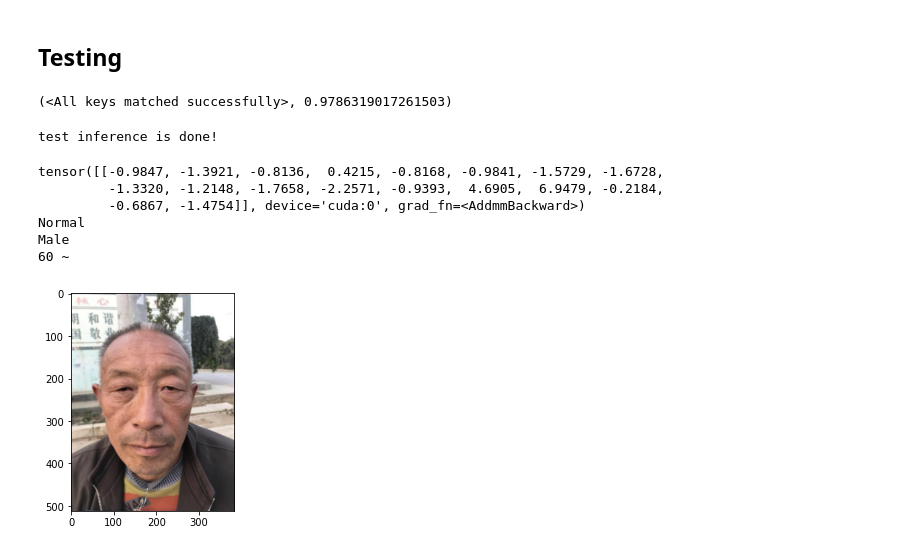
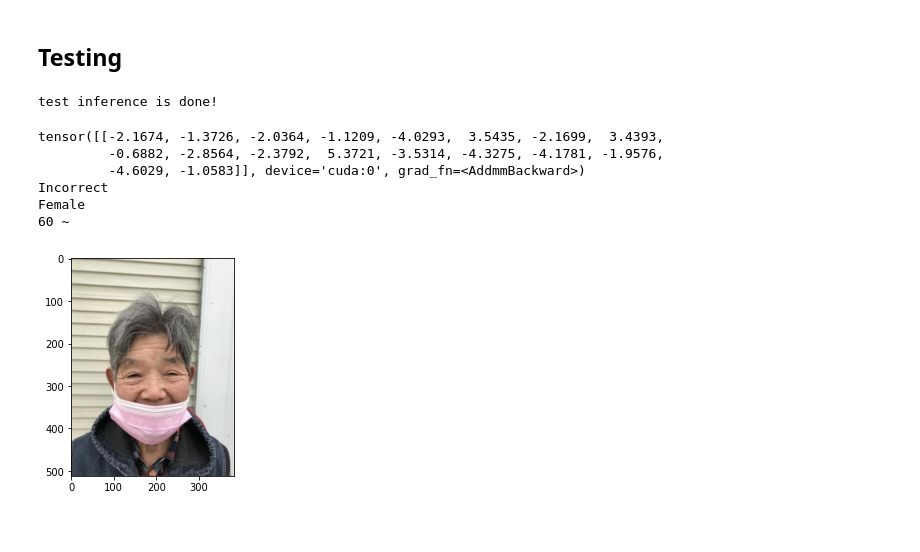
Before and after one commit to boostcampaitech2/image-classification-level1-28, a Jupyter notebook: JH/Efficient_cutmix.ipynb, the cells around one changed output. Drawn from its saved outputs; the diff is of its cells as text; code cells hidden in the pictures.

```diff
--- a/JH/Efficient_cutmix.ipynb
+++ b/JH/Efficient_cutmix.ipynb
@@ -439,3 +439,6 @@ Class 15 : 0.948
 Class 16 : 0.8363374188896898
 Class 17 : 0.6792452830188679
 ... (47 outputs left out)
+# %%
+# model.load_state_dict(torch.load('/opt/ml/weights/{}/{:.4f}.pt'.format(config['model'], model.best_f1))), model.best_f1
+model.load_state_dict(torch.load('/opt/ml/weights/{}/0.9786.pt'.format(config['model'])))
@@ -441,0 +447,36 @@ Class 17 : 0.6792452830188679
+# %%
+optimizer = optim.Adam(model.parameters(), lr=1e-4)
+
+all_dataset = TrainDataset(train_dir, transform=tfms)
+all_loader = DataLoader(all_dataset, batch_size=config['batch_size'], num_workers=4, pin_memory=True, shuffle=True)
+for epoch in range(1):
+    total_it = int(len(all_dataset)/all_loader.batch_size)
+    prog_bar = tqdm(enumerate(all_loader), total=total_it)
+    for i, (inputs, labels) in prog_bar:
+
+        counter += 1
+        optimizer.zero_grad()
+        inputs = inputs.to(device)
+        labels = labels.to(device)
+        total += labels.size(0)
+
+        outputs = model(inputs)
+        loss = val_criterion(outputs, labels)
+        loss.backward()
+        optimizer.step()
+
+        _, preds = torch.max(outputs.data, 1)
+#         train_running_correct += (preds == labels).sum().item()
+
+        train_running_loss += loss.item()
+
+        if i == total_it//2 or i == total_it-1:
+            train_loss = train_running_loss / counter
+#             train_accuracy = 100. * train_running_correct / total
+
+            print("Train Loss :", train_loss)
+#             print("Train Accuracy :", train_accuracy)
+            wandb.log({"Train Loss" : train_loss})
+    train_running_loss = 0.0
+    train_running_correct = 0
+print("Finish")
@@ -442,10 +487,5 @@ Class 17 : 0.6792452830188679
 # %% [markdown]
 ## Testing
-# %%
-model.load_state_dict(torch.load('/opt/ml/weights/{}/{:.4f}.pt'.format(config['model'], model.best_f1))), model.best_f1
-# model.load_state_dict(torch.load('/opt/ml/weights/{}/0.8712.pt'.format(config['model'])))
-# %% [output]
-(<All keys matched successfully>, 0.9786319017261503)
 # %%
 # meta 데이터와 이미지 경로를 불러옵니다.
 submission = pd.read_csv(os.path.join(test_dir, 'info.csv'))
@@ -453,7 +493,7 @@ image_dir = os.path.join(test_dir, 'images')
 
 # Test Dataset 클래스 객체를 생성하고 DataLoader를 만듭니다.
 image_paths = [os.path.join(image_dir, img_id) for img_id in submission.ImageID]
-dataset = TestDataset(image_paths, tfms)
+dataset = TestDataset(image_paths, tfms_test)
 
 loader = DataLoader(
     dataset,
@@ -492,36 +532,37 @@ image_dir = os.path.join(test_dir, 'images')
 
 # Test Dataset 클래스 객체를 생성하고 DataLoader를 만듭니다.
 image_paths = [os.path.join(image_dir, img_id) for img_id in submission.ImageID]
 
+idx = 1020
 image = cv2.imread(image_paths[idx])
 image = cv2.cvtColor(image, cv2.COLOR_BGR2RGB)
 plt.imshow(image)
 
 image = tfms_test(image=image)['image'].to(device)
 image = image.unsqueeze(0)
 pred = model(image)
 print(pred)
 label = np.argmax(pred.detach().cpu().numpy())
 #
 masklabel = {0: "Mask", 1: "Incorrect", 2: "Normal"}
 genderlabel = {0: "Male", 1: "Female"}
 agelabel = {0: "~ 30", 1: "30 ~ 60", 2: "60 ~"}
 
 feature_to_label = {}
 features = [(m, g, a) for m in ['Mask', 'Incorrect', 'Normal'] for g in ['Male', 'Female'] for a in ["~ 30", "30 ~ 60", "60 ~"]]
 for i, (m, g, a) in enumerate(features):
     feature_to_label[(m, g, a)] = i
 #
 label_to_feature = { feature_to_label[k]:k for k in feature_to_label}
 m, g, a = label_to_feature[label]
 print(m)
 print(g)
 print(a)
 # %% [output]
-tensor([[-0.9847, -1.3921, -0.8136,  0.4215, -0.8168, -0.9841, -1.5729, -1.6728,
-         -1.3320, -1.2148, -1.7658, -2.2571, -0.9393,  4.6905,  6.9479, -0.2184,
-         -0.6867, -1.4754]], device='cuda:0', grad_fn=<AddmmBackward>)
-Normal
-Male
+tensor([[-2.1674, -1.3726, -2.0364, -1.1209, -4.0293,  3.5435, -2.1699,  3.4393,
+         -0.6882, -2.8564, -2.3792,  5.3721, -3.5314, -4.3275, -4.1781, -1.9576,
+         -4.6029, -1.0583]], device='cuda:0', grad_fn=<AddmmBackward>)
+Incorrect
+Female
 60 ~
-[figure, old version]
+[figure, new version]
```
Also changed, not shown: parts of 5 cells of this notebook, 2 other files.
